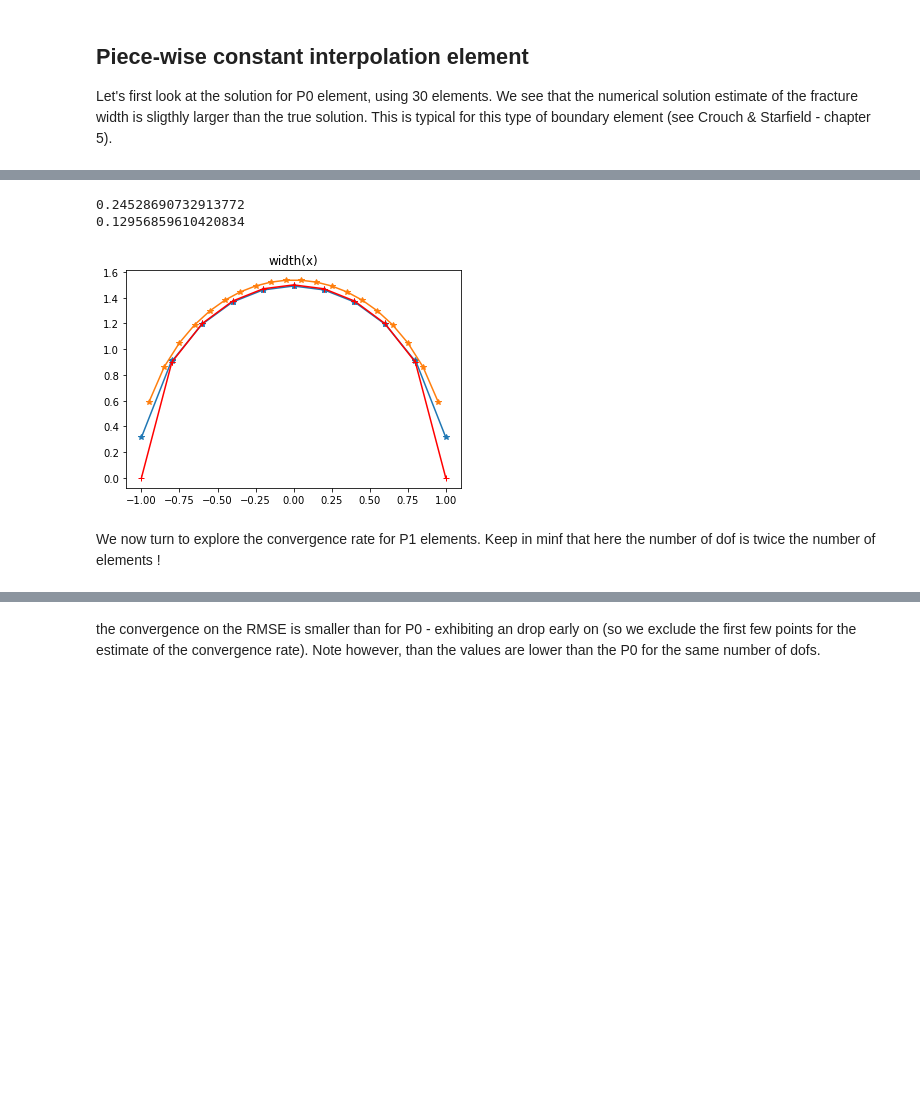
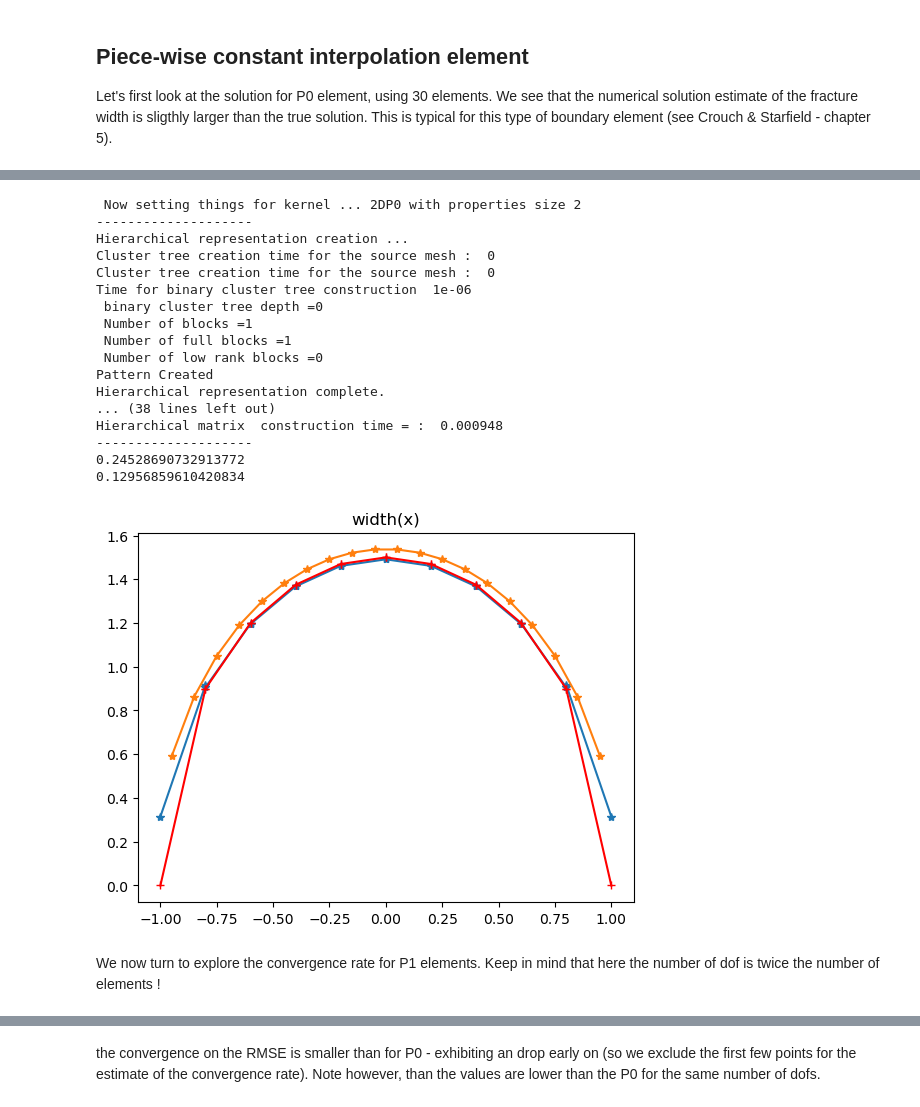
Before and after one commit to GeoEnergyLab-EPFL/Bigwham-Tutorials, a Jupyter notebook: examples/2d/griffith_crack_problem_convergence_P0_vs_P1.ipynb, the cells around one changed output, grey strips where cells are left out. Saved outputs shown, nothing was run; the diff lists cells and outputs as text; code cells hidden in the pictures; blank space fills up the shorter version.

```diff
--- a/examples/2d/griffith_crack_problem_convergence_P0_vs_P1.ipynb
+++ b/examples/2d/griffith_crack_problem_convergence_P0_vs_P1.ipynb
@@ -124,18 +158,33 @@ We now move to the case of piece-wise element. First doing a simulation with N=1
 # %%
-x_corr_P0,dd_sol_P0,w_true_P0,rmse_P0,l2rel_P0 = solveGriffith(20,a=1,kernel="2DP0")
-x_corr_P1,dd_sol_P1,w_true_P1,rmse_P1,l2rel_P1 = solveGriffith(10,a=1,kernel="2DP1")
+x_corr_P0,dd_sol_P0,w_true_P0,rmse_P0_e,l2rel_P0_e = solveGriffith(20,a=1,kernel="2DP0")
+x_corr_P1,dd_sol_P1,w_true_P1,rmse_P1_e,l2rel_P1_e = solveGriffith(10,a=1,kernel="2DP1")
 
 plt.plot(x_corr_P1, dd_sol_P1[:,1], "-*")
 plt.plot(x_corr_P0, dd_sol_P0[:,1], "-*")
 plt.plot(x_corr_P1, w_true_P1, "-+r")
 plt.title('width(x)')
 
-print(rmse_P0)
-print(rmse_P1)
+print(rmse_P0_e)
+print(rmse_P1_e)
 # %% [output]
+ Now setting things for kernel ... 2DP0 with properties size 2
+--------------------
+Hierarchical representation creation ...
+Cluster tree creation time for the source mesh :  0
+Cluster tree creation time for the source mesh :  0
+Time for binary cluster tree construction  1e-06
+ binary cluster tree depth =0
+ Number of blocks =1
+ Number of full blocks =1
+ Number of low rank blocks =0
+Pattern Created
+Hierarchical representation complete.
+... (38 lines left out)
+Hierarchical matrix  construction time = :  0.000948
+--------------------
 0.24528690732913772
 0.12956859610420834
-[figure, old version]
+[figure, new version]
 # %% [markdown]
-We now turn to explore the convergence rate for P1 elements. Keep in minf that here the number of dof is twice the number of elements !
+We now turn to explore the convergence rate for P1 elements. Keep in mind that here the number of dof is twice the number of elements !
 # %%
```
Also changed, not shown: parts of 15 cells of this notebook, 3 other files.
